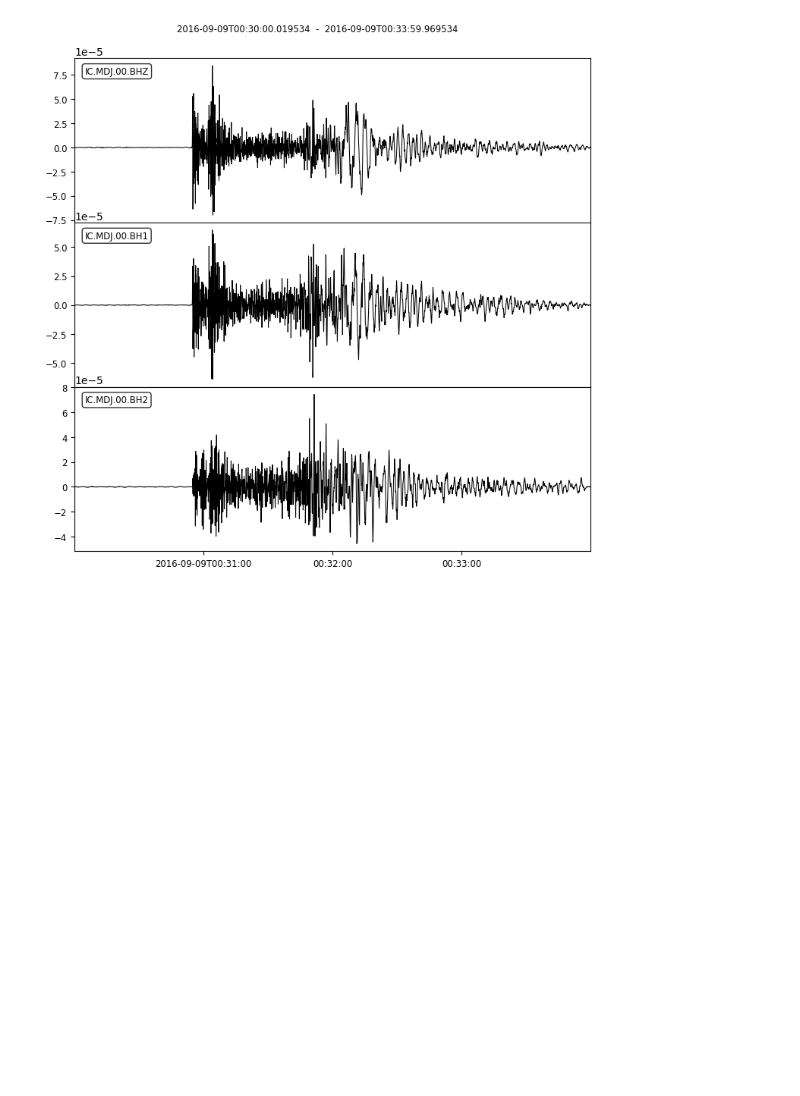
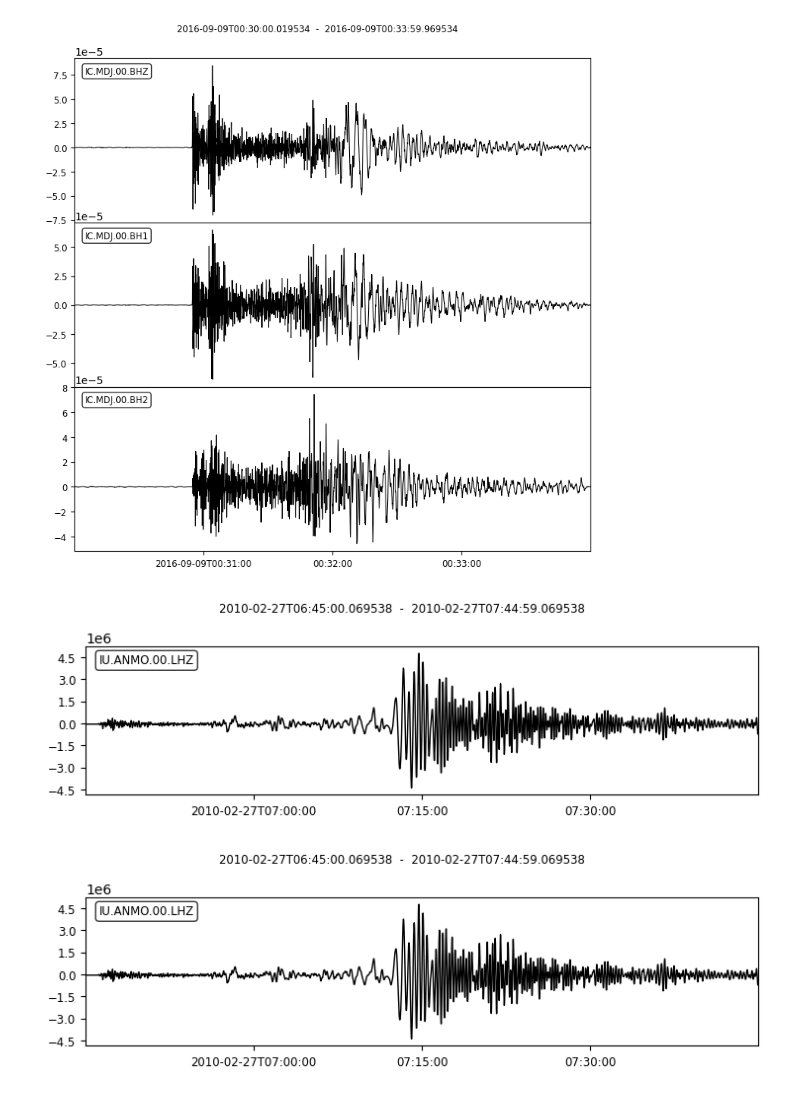
Before and after one commit to nicholasfraser/Seismology, a Jupyter notebook: IRIS_Seismology_Query_Template.ipynb, the cells around one changed output. Saved outputs shown, nothing was run; the diff lists cells and outputs as text; code cells hidden in the pictures; blank space fills up the shorter version.

```diff
--- a/IRIS_Seismology_Query_Template.ipynb
+++ b/IRIS_Seismology_Query_Template.ipynb
@@ -29,4 +59,6 @@ Requirement already satisfied: zipp>=0.5 in /usr/local/lib/python3.7/dist-packag
 # %%
+client = Client("IRIS")
+
 t = UTCDateTime("2016-09-09 00:30:00") # DPRKS
 [ sbef, saft ] = [ 0, 240 ]
 
@@ -36,3 +68,12 @@ st.plot(linewidth = 0.75, equal_scale = False)
 # %% [output]
 [figure]
 [figure]
+# %%
+# something from the New Mexico sensor
+
+t = UTCDateTime("2010-02-27T06:45:00.000")
+st = client.get_waveforms("IU", "ANMO", "00", "LHZ", t, t + 60 * 60)
+st.plot()
+# %% [output]
+[figure, added]
+[figure, added]
```
Also changed, not shown: parts of 4 cells of this notebook.
